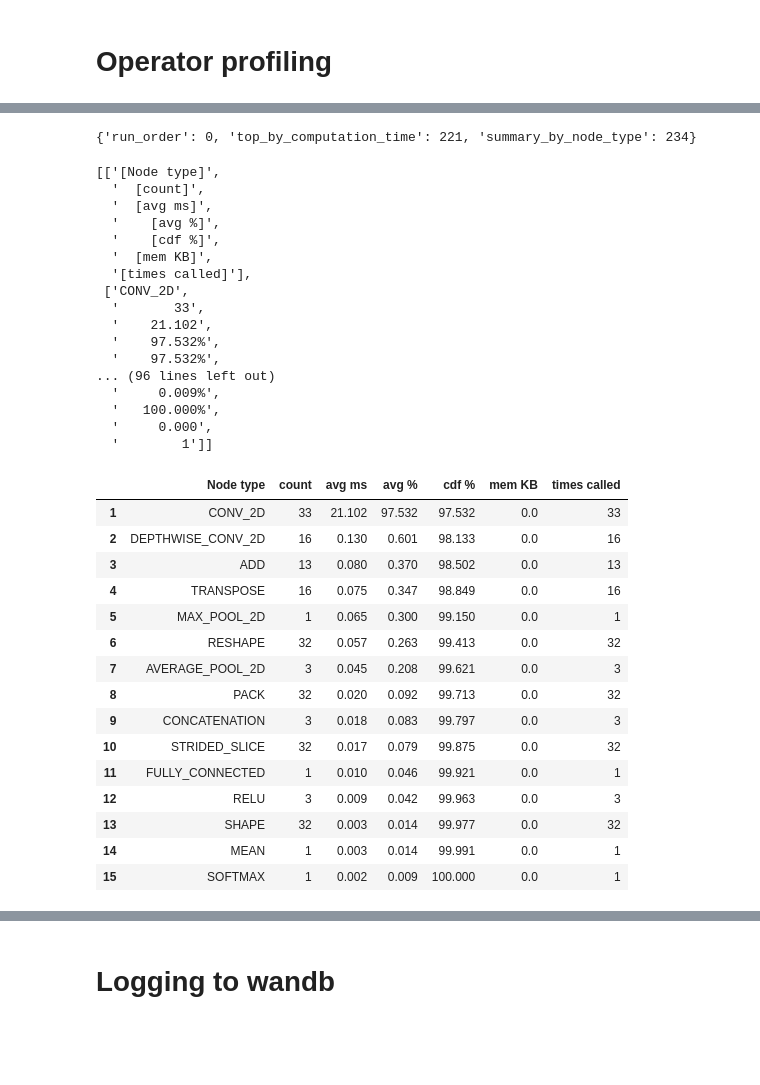
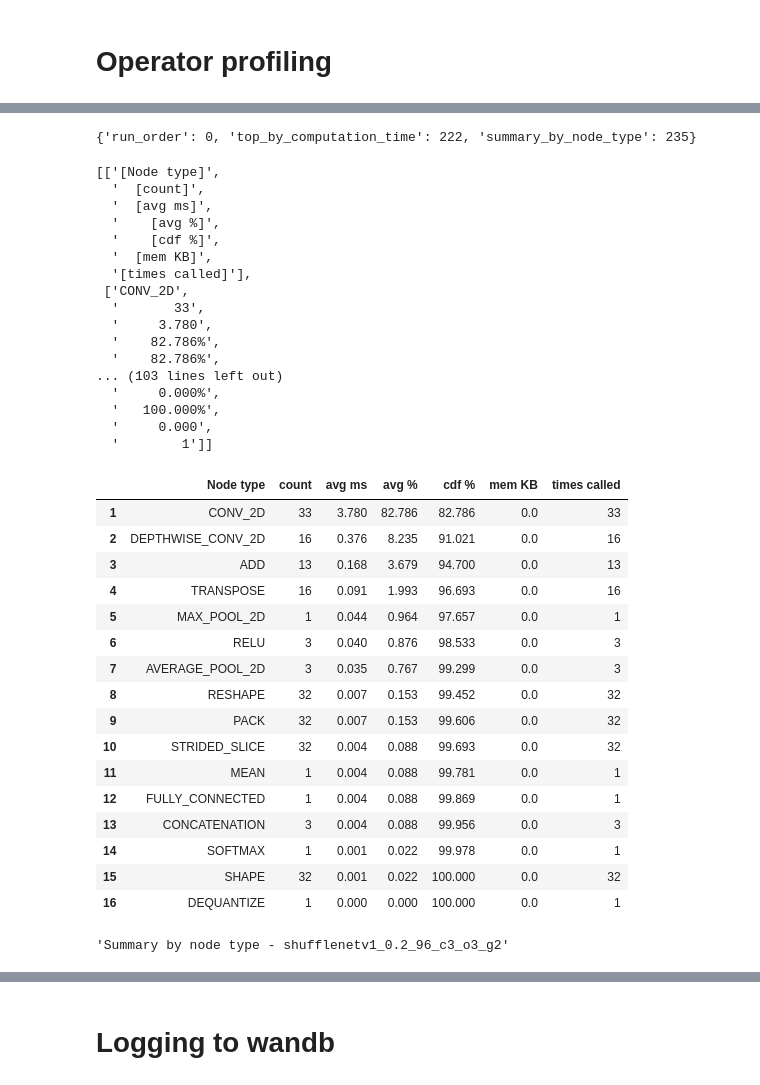
Before and after one commit to subrockmann/tiny_cnn, a Jupyter notebook: Benchmarking tflite models.ipynb, the cells around one changed output, grey strips where cells are left out. Drawn from its saved outputs; the diff is of its cells as text; code cells hidden in the pictures; blank space fills up the shorter version.

```diff
--- a/Benchmarking tflite models.ipynb
+++ b/Benchmarking tflite models.ipynb
@@ -47,7 +47,8 @@ models_dir = initialize()
 global model_name
 #model_name = "efficientNetB0_1_96_c1_o3_keras"
 #model_name = "mobilenetv2_0.1_96_c1_o3_l1"
-model_name = "shufflenetv1_1_96_c3_o3_000"
+#model_name = "shufflenetv1_1_96_c3_o3_000"
+model_name = "shufflenetv1_0.2_96_c3_o3_g2"
 
 models_path, models_summary_path, models_image_path, models_layer_df_path, models_tf_path, models_tflite_path, models_tflite_opt_path = create_filepaths(model_name)
 # %% [output]
@@ -176,2 +180,16 @@ model_profiling
  'Memory (bytes): count=0',
  '2 nodes observed']
+# %%
+model_lines_dict = {}
+for i, line in enumerate(model_profiling):
+    #if line.str.contains('= Run Order ='):
+    if "= Run Order =" in line:
+        model_lines_dict["run_order"] = i
+    elif "= Top by Computation Time =" in line:
+        model_lines_dict["top_by_computation_time"] = i
+    elif "The input model file size" in line:
+        model_lines_dict["model_file_size"] = i
+    elif "Inference timings in us:" in line:
+        model_lines_dict["inference_timings"] = i
+
+model_lines_dict
@@ -211,5 +267,5 @@ for i, line in enumerate(operator_profiling):
 
 operator_lines_dict
 # %% [output]
-{'run_order': 0, 'top_by_computation_time': 221, 'summary_by_node_type': 234}
+{'run_order': 0, 'top_by_computation_time': 222, 'summary_by_node_type': 235}
 # %%
@@ -233,7 +290,7 @@ def get_operator_df(text):
 
     return df
 # %%
-def get_node_df(text):
+def get_node_df(text, name=""):
     df = pd.DataFrame(text)
     df.rename(columns=df.iloc[0, :], inplace=True)
     df.drop(df.index[0], inplace=True)
@@ -244,6 +301,7 @@ def get_node_df(text):
     df["mem KB"] = df["mem KB"].map(float)
     df["times called"] = df["times called"].map(int)
     df["count"] = df["count"].map(int)
+    df.Name = name
 
     return df
 # %%
@@ -260,31 +318,36 @@ summary_by_node_type
   '[times called]'],
  ['CONV_2D',
   '       33',
-  '    21.102',
-  '    97.532%',
-  '    97.532%',
-... (96 lines left out)
-  '     0.009%',
+  '     3.780',
+  '    82.786%',
+  '    82.786%',
+... (103 lines left out)
+  '     0.000%',
   '   100.000%',
   '     0.000',
   '        1']]
 # %%
-summary_by_node_type_df = get_node_df(summary_by_node_type)
+summary_by_node_type_df = get_node_df(summary_by_node_type, name=f"Summary by node type - {model_name}")
 summary_by_node_type_df
 # %% [output]
 |  | Node type | count | avg ms | avg % | cdf % | mem KB | times called |
-| 1 | CONV_2D | 33 | 21.102 | 97.532 | 97.532 | 0.0 | 33 |
-| 2 | DEPTHWISE_CONV_2D | 16 | 0.130 | 0.601 | 98.133 | 0.0 | 16 |
-| 3 | ADD | 13 | 0.080 | 0.370 | 98.502 | 0.0 | 13 |
-| 4 | TRANSPOSE | 16 | 0.075 | 0.347 | 98.849 | 0.0 | 16 |
-| 5 | MAX_POOL_2D | 1 | 0.065 | 0.300 | 99.150 | 0.0 | 1 |
-| 6 | RESHAPE | 32 | 0.057 | 0.263 | 99.413 | 0.0 | 32 |
-| 7 | AVERAGE_POOL_2D | 3 | 0.045 | 0.208 | 99.621 | 0.0 | 3 |
-| 8 | PACK | 32 | 0.020 | 0.092 | 99.713 | 0.0 | 32 |
-| 9 | CONCATENATION | 3 | 0.018 | 0.083 | 99.797 | 0.0 | 3 |
-| 10 | STRIDED_SLICE | 32 | 0.017 | 0.079 | 99.875 | 0.0 | 32 |
-| 11 | FULLY_CONNECTED | 1 | 0.010 | 0.046 | 99.921 | 0.0 | 1 |
-| 12 | RELU | 3 | 0.009 | 0.042 | 99.963 | 0.0 | 3 |
-| 13 | SHAPE | 32 | 0.003 | 0.014 | 99.977 | 0.0 | 32 |
-| 14 | MEAN | 1 | 0.003 | 0.014 | 99.991 | 0.0 | 1 |
-| 15 | SOFTMAX | 1 | 0.002 | 0.009 | 100.000 | 0.0 | 1 |
+| 1 | CONV_2D | 33 | 3.780 | 82.786 | 82.786 | 0.0 | 33 |
+| 2 | DEPTHWISE_CONV_2D | 16 | 0.376 | 8.235 | 91.021 | 0.0 | 16 |
+| 3 | ADD | 13 | 0.168 | 3.679 | 94.700 | 0.0 | 13 |
+| 4 | TRANSPOSE | 16 | 0.091 | 1.993 | 96.693 | 0.0 | 16 |
+| 5 | MAX_POOL_2D | 1 | 0.044 | 0.964 | 97.657 | 0.0 | 1 |
+| 6 | RELU | 3 | 0.040 | 0.876 | 98.533 | 0.0 | 3 |
+| 7 | AVERAGE_POOL_2D | 3 | 0.035 | 0.767 | 99.299 | 0.0 | 3 |
+| 8 | RESHAPE | 32 | 0.007 | 0.153 | 99.452 | 0.0 | 32 |
+| 9 | PACK | 32 | 0.007 | 0.153 | 99.606 | 0.0 | 32 |
+| 10 | STRIDED_SLICE | 32 | 0.004 | 0.088 | 99.693 | 0.0 | 32 |
+| 11 | MEAN | 1 | 0.004 | 0.088 | 99.781 | 0.0 | 1 |
+| 12 | FULLY_CONNECTED | 1 | 0.004 | 0.088 | 99.869 | 0.0 | 1 |
+| 13 | CONCATENATION | 3 | 0.004 | 0.088 | 99.956 | 0.0 | 3 |
+| 14 | SOFTMAX | 1 | 0.001 | 0.022 | 99.978 | 0.0 | 1 |
+| 15 | SHAPE | 32 | 0.001 | 0.022 | 100.000 | 0.0 | 32 |
+| 16 | DEQUANTIZE | 1 | 0.000 | 0.000 | 100.000 | 0.0 | 1 |
+# %%
+summary_by_node_type_df.Name
+# %% [output]
+'Summary by node type - shufflenetv1_0.2_96_c3_o3_g2'
```
Also changed, not shown: parts of 46 cells of this notebook.
